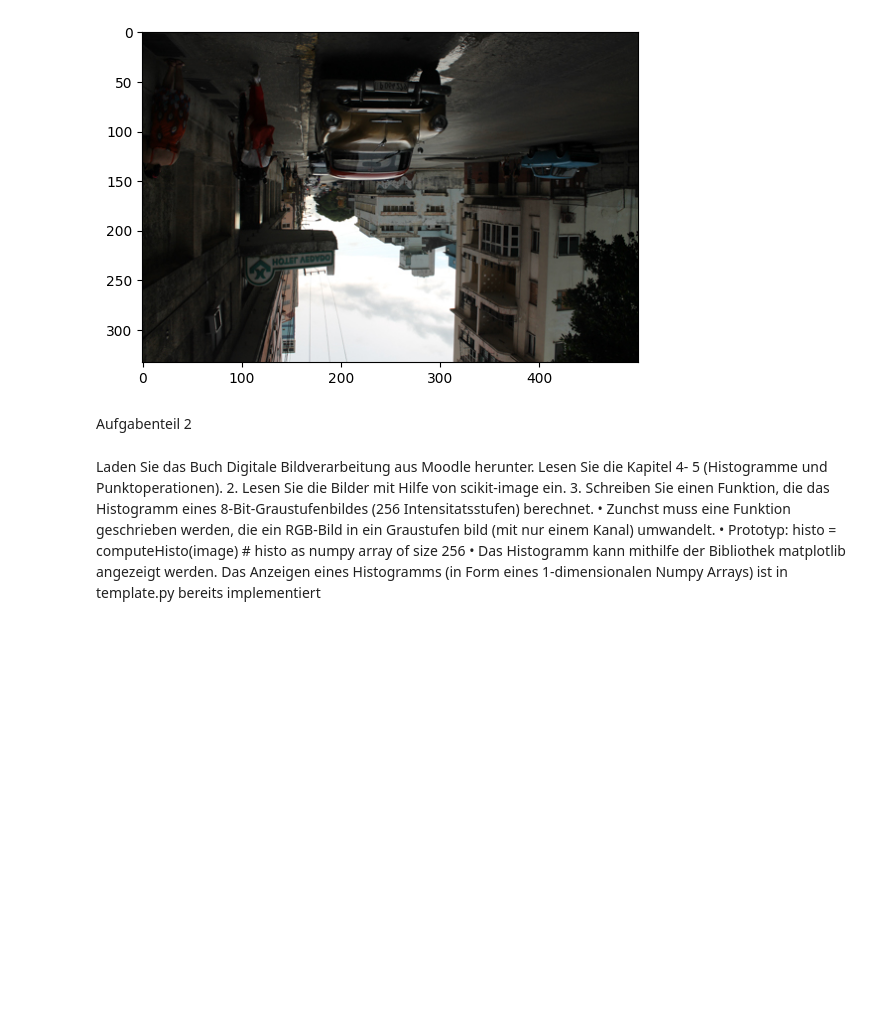
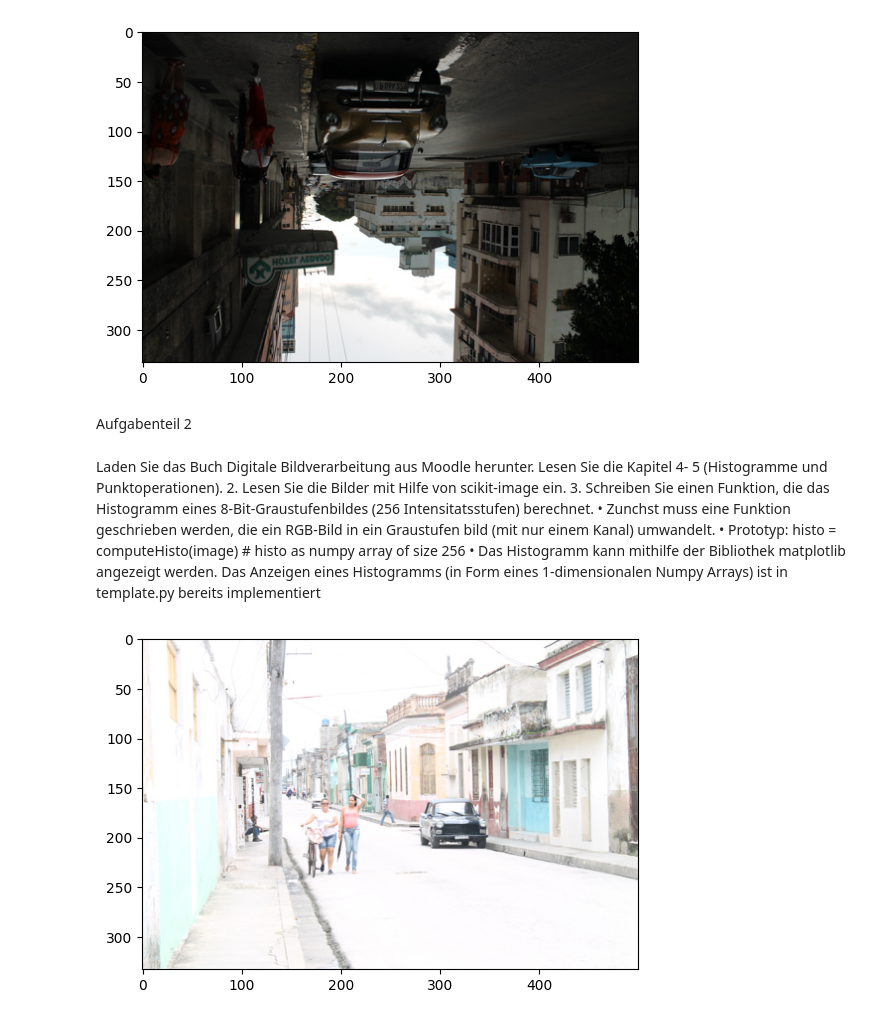
Before and after one commit to eFabi11/2D_Computergrafik_2025, a Jupyter notebook: Aufgabe1/2D_Aufgabe1.ipynb, the cells around one changed output. Cells and saved outputs as stored; diff of their text form; code cells hidden in the pictures; blank space fills up the shorter version.

```diff
--- a/Aufgabe1/2D_Aufgabe1.ipynb
+++ b/Aufgabe1/2D_Aufgabe1.ipynb
@@ -92,3 +92,15 @@ bild (mit nur einem Kanal) umwandelt.
  • Das Histogramm kann mithilfe der Bibliothek matplotlib angezeigt werden. Das
  Anzeigen eines Histogramms (in Form eines 1-dimensionalen Numpy Arrays) ist in
  template.py bereits implementiert
+# %%
+
+list_files = os.listdir('.')
+list_files = ['bild01.jpg', 'bild02.jpg', 'bild03.jpg', 'bild04.jpg', 'bild05.jpg', 'monkey.jpg', 'sea_wall.jpg', 'wood.jpg']
+image_list = []
+for file in list_files:
+    image = ski.io.imread(file)
+    image_list.append(image)
+plt.imshow(image_list[2])
+plt.show()
+# %% [output]
+[figure, added]
```
